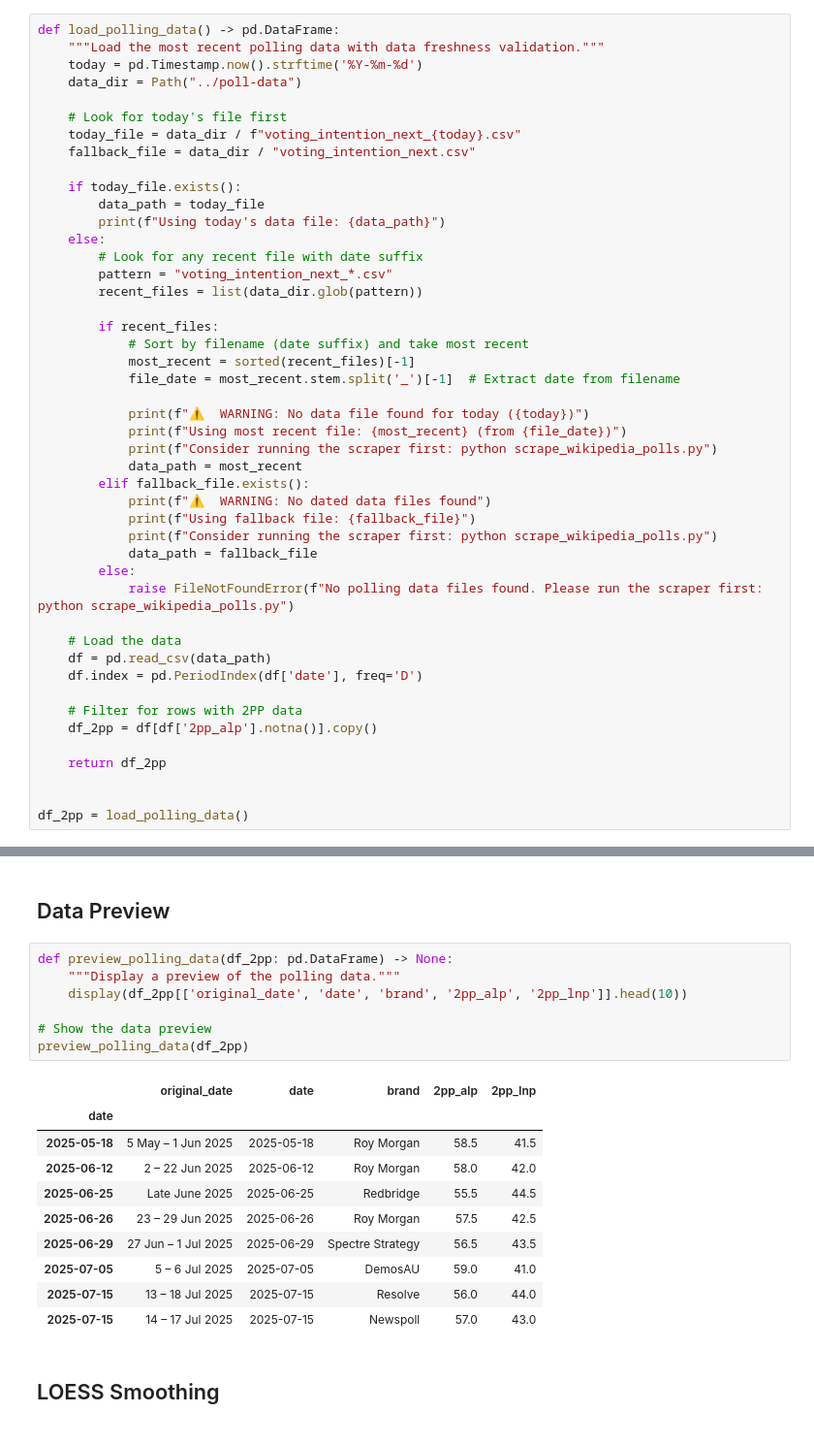
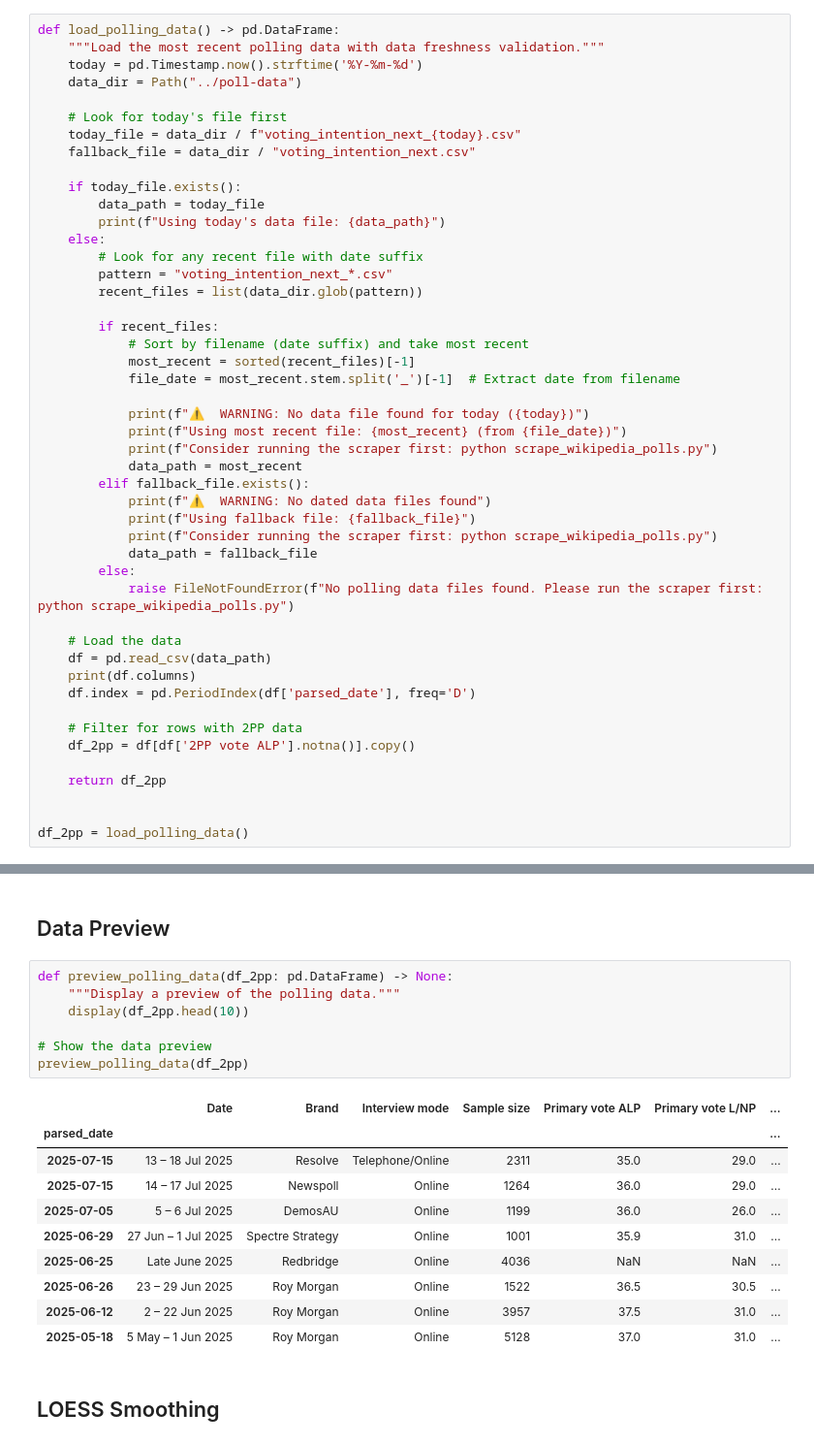
Before and after one commit to bpalmer4/Election-2028, a Jupyter notebook: notebooks/chart_labor_2pp_loess_new.ipynb, the cells around one changed output, grey strips where cells are left out. Shown at 97% size. Cells and saved outputs as stored; diff of their text form.

```diff
--- a/notebooks/chart_labor_2pp_loess_new.ipynb
+++ b/notebooks/chart_labor_2pp_loess_new.ipynb
@@ -57,10 +57,11 @@ def load_polling_data() -> pd.DataFrame:
 
     # Load the data
     df = pd.read_csv(data_path)
-    df.index = pd.PeriodIndex(df['date'], freq='D')
+    print(df.columns)
+    df.index = pd.PeriodIndex(df['parsed_date'], freq='D')
 
     # Filter for rows with 2PP data
-    df_2pp = df[df['2pp_alp'].notna()].copy()
+    df_2pp = df[df['2PP vote ALP'].notna()].copy()
 
     return df_2pp
 
@@ -73,21 +79,21 @@ Using today's data file: ../poll-data/voting_intention_next_2025-07-21.csv
 # %%
 def preview_polling_data(df_2pp: pd.DataFrame) -> None:
     """Display a preview of the polling data."""
-    display(df_2pp[['original_date', 'date', 'brand', '2pp_alp', '2pp_lnp']].head(10))
+    display(df_2pp.head(10))
 
 # Show the data preview
 preview_polling_data(df_2pp)
 # %% [output]
-|  | original_date | date | brand | 2pp_alp | 2pp_lnp |
-| date |  |  |  |  |  |
-| 2025-05-18 | 5 May – 1 Jun 2025 | 2025-05-18 | Roy Morgan | 58.5 | 41.5 |
-| 2025-06-12 | 2 – 22 Jun 2025 | 2025-06-12 | Roy Morgan | 58.0 | 42.0 |
-| 2025-06-25 | Late June 2025 | 2025-06-25 | Redbridge | 55.5 | 44.5 |
-| 2025-06-26 | 23 – 29 Jun 2025 | 2025-06-26 | Roy Morgan | 57.5 | 42.5 |
-| 2025-06-29 | 27 Jun – 1 Jul 2025 | 2025-06-29 | Spectre Strategy | 56.5 | 43.5 |
-| 2025-07-05 | 5 – 6 Jul 2025 | 2025-07-05 | DemosAU | 59.0 | 41.0 |
-| 2025-07-15 | 13 – 18 Jul 2025 | 2025-07-15 | Resolve | 56.0 | 44.0 |
-| 2025-07-15 | 14 – 17 Jul 2025 | 2025-07-15 | Newspoll | 57.0 | 43.0 |
+|  | Date | Brand | Interview mode | Sample size | Primary vote ALP | Primary vote L/NP | ... |
+| parsed_date |  |  |  |  |  |  | ... |
+| 2025-07-15 | 13 – 18 Jul 2025 | Resolve | Telephone/Online | 2311 | 35.0 | 29.0 | ... |
+| 2025-07-15 | 14 – 17 Jul 2025 | Newspoll | Online | 1264 | 36.0 | 29.0 | ... |
+| 2025-07-05 | 5 – 6 Jul 2025 | DemosAU | Online | 1199 | 36.0 | 26.0 | ... |
+| 2025-06-29 | 27 Jun – 1 Jul 2025 | Spectre Strategy | Online | 1001 | 35.9 | 31.0 | ... |
+| 2025-06-25 | Late June 2025 | Redbridge | Online | 4036 | NaN | NaN | ... |
+| 2025-06-26 | 23 – 29 Jun 2025 | Roy Morgan | Online | 1522 | 36.5 | 30.5 | ... |
+| 2025-06-12 | 2 – 22 Jun 2025 | Roy Morgan | Online | 3957 | 37.5 | 31.0 | ... |
+| 2025-05-18 | 5 May – 1 Jun 2025 | Roy Morgan | Online | 5128 | 37.0 | 31.0 | ... |
 # %% [markdown]
 ## LOESS Smoothing
 # %%
```
Also changed, not shown: parts of 6 cells of this notebook, 4 other files.
